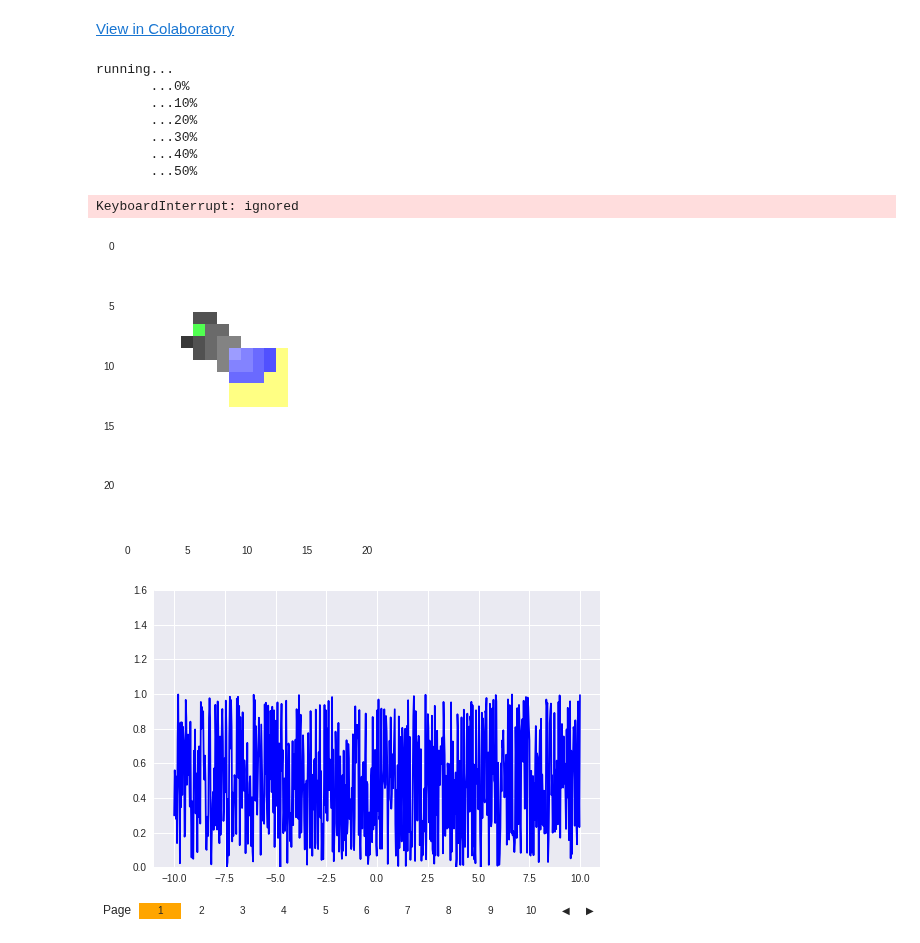
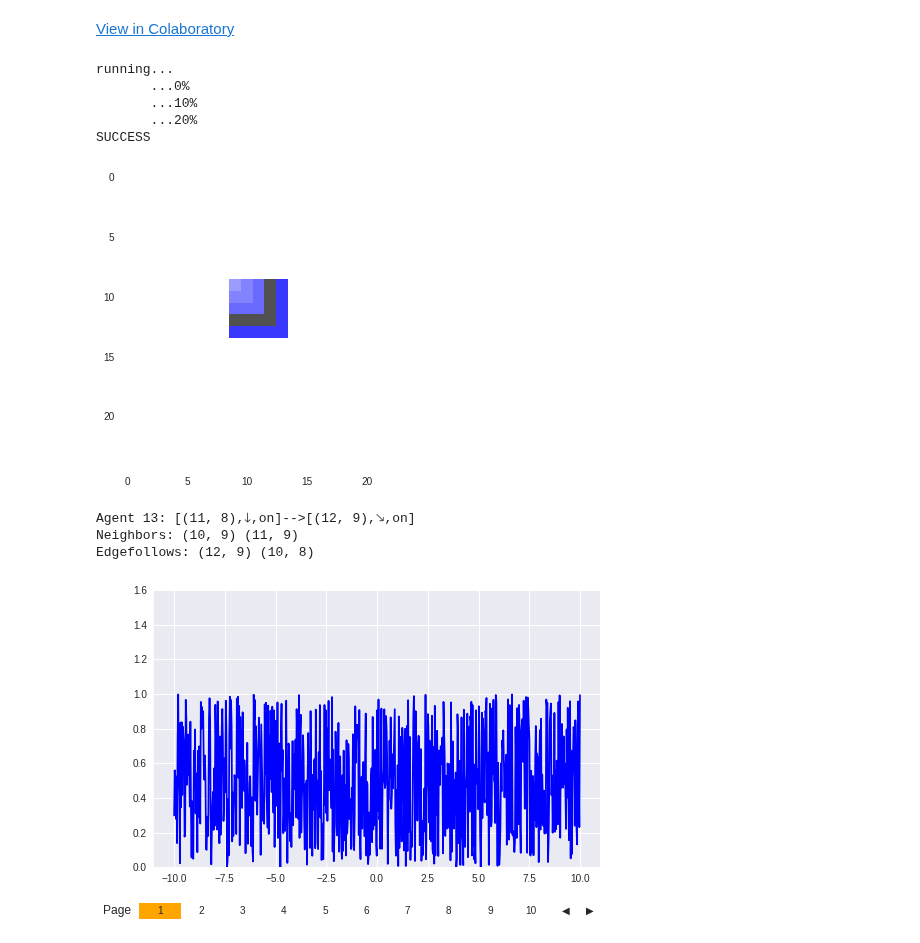
Before and after one commit to jpskycak/research_notebooks, a Jupyter notebook: modeling_programmable_self_assembly_with_cellular_automata.ipynb, the cells around one changed output. Cells and saved outputs as stored; diff of their text form; code cells hidden in the pictures.

```diff
--- a/modeling_programmable_self_assembly_with_cellular_automata.ipynb
+++ b/modeling_programmable_self_assembly_with_cellular_automata.ipynb
@@ -71,6 +71,7 @@ class Agents:
     plt.imshow(grid)
     plt.grid(False)
     plt.show()
+    print self.logstr[t]
 
   #########################
   ### UPDATES UTILITIES ###
@@ -226,7 +227,7 @@ class Agents:
     dir0, dir1 = arrow(dir0), arrow(dir1)
     translation_dict = {True:'on',False:'off'}
     activity0, activity1 = translation_dict[activity0], translation_dict[activity1]
-    template_string = 'Agent {0}: [{1},{2},{3},{7},{8}]-->[{4},{5},{6}]'
+    template_string = 'Agent {0}: [{1},{2},{3}]-->[{4},{5},{6}]\nNeighbors: {7}\nEdgefollows: {8}'
     newstring = template_string.format(i,p0,dir0,activity0,p1,dir1,activity1,neighbors0,edgefollows0)
     self.logstr.append(newstring)
 
@@ -262,8 +263,8 @@ class Agents:
 
   def get_logstr_params(self,i):
     p0, dir0, activity0 = self.agent_coordinates[i], self.direction[i], self.activity[i]
-    neighbors0 = '_'.join([str(self.agent_coordinates[j]) for j in self.neighbors[i]])
-    edgefollows0 = '_'.join([str(e) for e in self.edgefollows(i)])
+    neighbors0 = ' '.join([str(self.agent_coordinates[j]) for j in self.neighbors[i]])
+    edgefollows0 = ' '.join([str(e) for e in self.edgefollows(i)])
     return (p0,dir0,activity0,neighbors0,edgefollows0)
 
   def move(self,i):
@@ -297,7 +298,6 @@ class Agents:
 
     self.logstr = []
     self.logarray = []
-    self.update_logarray()
 
   def timestep(self,computation='parallel',log=True):
 
@@ -305,28 +305,30 @@ class Agents:
     random.shuffle(subset)
     if computation=='parallel':
       for i in subset:
-        if log:
-          logstr_params0 = self.get_logstr_params(i)
-          self.move(i)
-          logstr_params1 = self.get_logstr_params(i)
-          self.update_logstr(i,logstr_params0,logstr_params1)
-          self.update_logarray(highlight_agents_by_index=[i])
-        else:
-          self.move(i)
-    elif computation=='series':
-      for i in [random.choice(subset)]:
-        ans = True
-        while ans:
+        if len(self.edgefollows(i))>0:
           if log:
             logstr_params0 = self.get_logstr_params(i)
-            ans = self.move(i)
+            self.move(i)
             logstr_params1 = self.get_logstr_params(i)
             self.update_logstr(i,logstr_params0,logstr_params1)
             self.update_logarray(highlight_agents_by_index=[i])
           else:
             self.move(i)
+    elif computation=='series':
+      for i in [random.choice(subset)]:
+        if len(self.edgefollows(i))>0:
+          ans = True
+          while ans:
+            if log:
+              logstr_params0 = self.get_logstr_params(i)
+              ans = self.move(i)
+              logstr_params1 = self.get_logstr_params(i)
+              self.update_logstr(i,logstr_params0,logstr_params1)
+              self.update_logarray(highlight_agents_by_index=[i])
+            else:
+              self.move(i)
 
-  def run(self,max_iter=1000,log_every=10):
+  def run(self,max_iter=1000,log_every=10,computation='parallel'):
     counter = 0
     tenth = int(float(max_iter)/10)
     tenths = 0
@@ -338,7 +340,7 @@ class Agents:
       if counter % tenth == 0:
         print('       ...'+str(tenths*10)+'%')
         tenths += 1
-      a.timestep(computation='series',log=log)
+      a.timestep(computation=computation,log=log)
       counter += 1
       if set(a.agent_coordinates) == set(a.template_coordinates):
         self.update_logarray()
@@ -348,20 +350,20 @@ class Agents:
         print 'reached max iterations'
 # %%
 a = Agents(L=5)
-a.run(max_iter=200,log_every=1)
+a.run(max_iter=200,log_every=1,computation='parallel')
 # %% [output]
 running...
        ...0%
        ...10%
        ...20%
-       ...30%
-       ...40%
-       ...50%
+SUCCESS
-KeyboardInterrupt: ignored
 # %%
-a.plot(120)
+a.plot(-1)
 # %% [output]
-[figure, old version]
+[figure, new version]
+Agent 13: [(11, 8),🡓,on]-->[(12, 9),🡖,on]
+Neighbors: (10, 9) (11, 9)
+Edgefollows: (12, 9) (10, 8)
 # %%
 # https://colab.research.google.com/notebooks/charts.ipynb#scrollTo=nv8P3UYm6SiQ
 # %%
```
